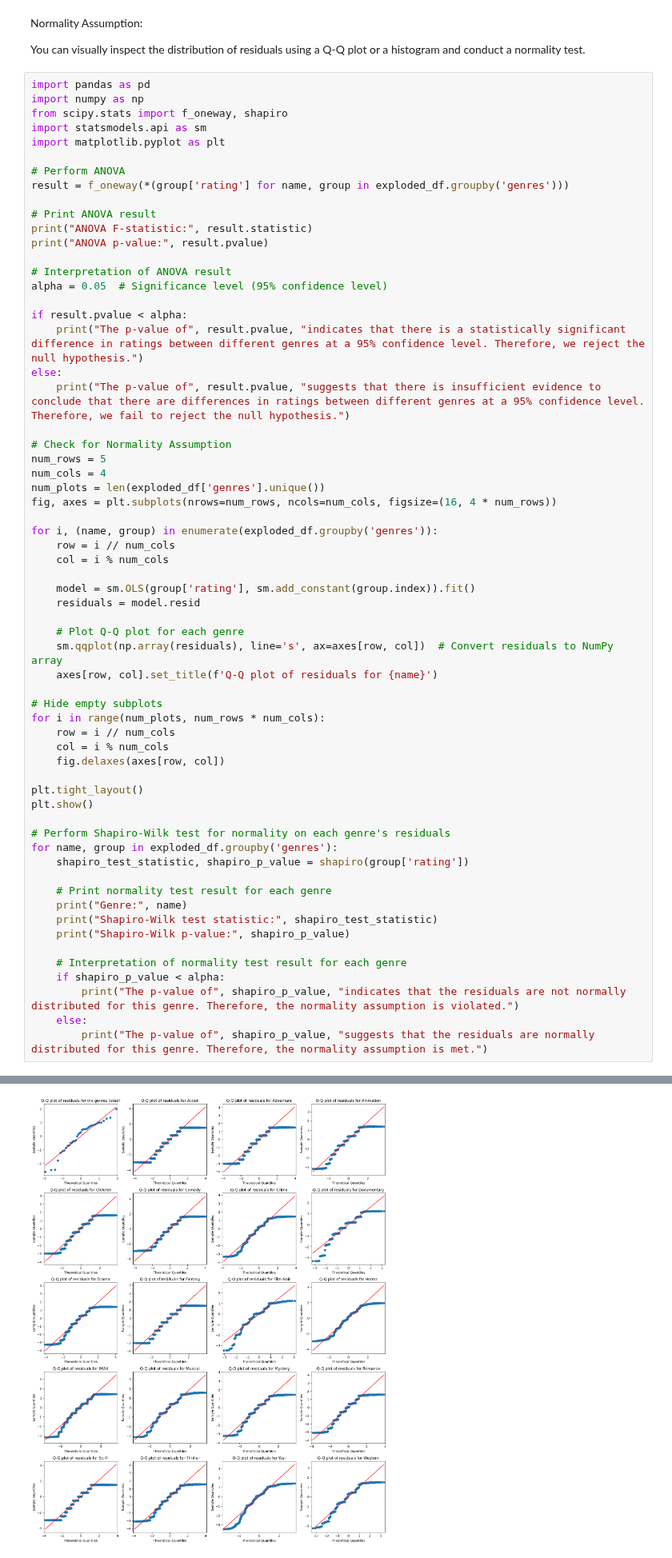
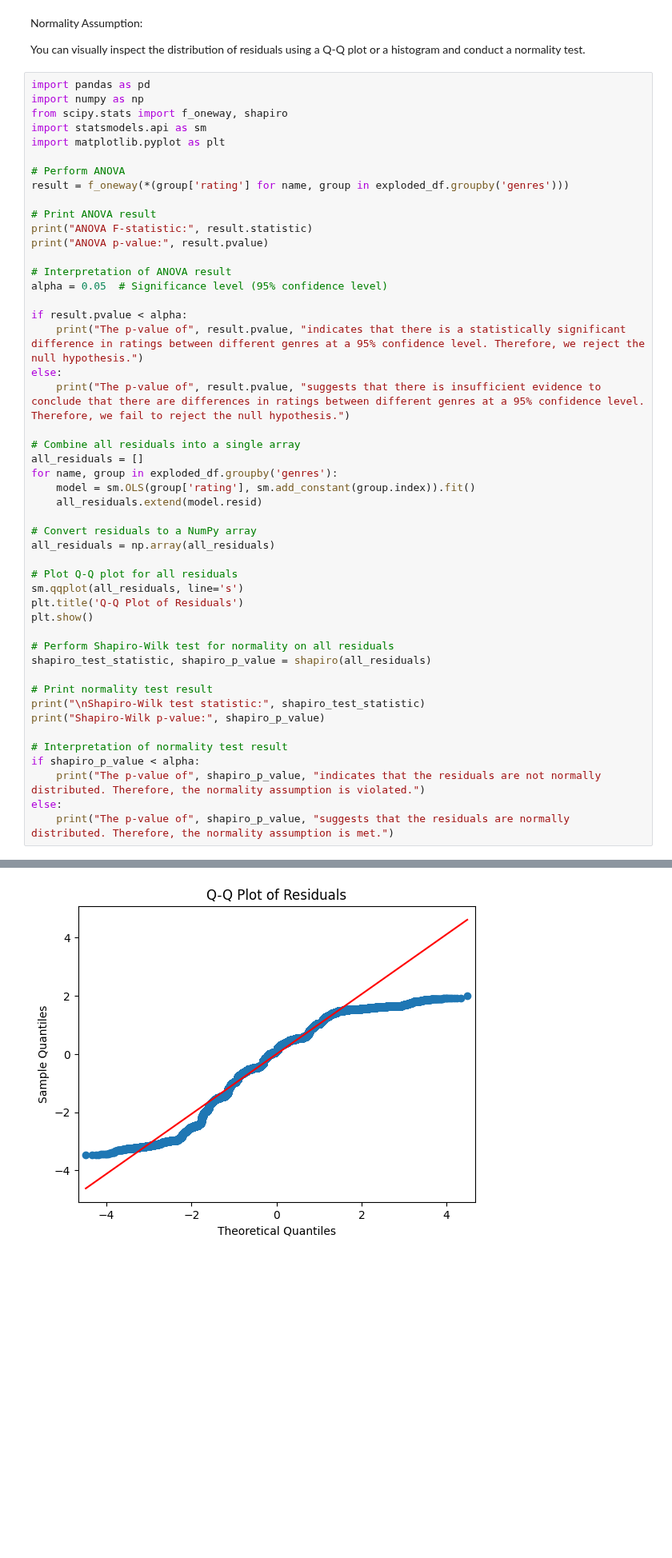
Before and after one commit to StijnHarder/SDfM---Jaume-and-Stijn, a Jupyter notebook: EDA Movielens - Full file.ipynb, the cells around one changed output, grey strips where cells are left out. Shown at 80% size. Cells and saved outputs as stored; diff of their text form; blank space fills up the shorter version.

```diff
--- a/EDA Movielens - Full file.ipynb
+++ b/EDA Movielens - Full file.ipynb
@@ -736,65 +731,51 @@ import pandas as pd
 import numpy as np
 from scipy.stats import f_oneway, shapiro
 import statsmodels.api as sm
 import matplotlib.pyplot as plt
 
 # Perform ANOVA
 result = f_oneway(*(group['rating'] for name, group in exploded_df.groupby('genres')))
 
 # Print ANOVA result
 print("ANOVA F-statistic:", result.statistic)
 print("ANOVA p-value:", result.pvalue)
 
 # Interpretation of ANOVA result
 alpha = 0.05  # Significance level (95% confidence level)
 
 if result.pvalue < alpha:
     print("The p-value of", result.pvalue, "indicates that there is a statistically significant difference in ratings between different genres at a 95% confidence level. Therefore, we reject the null hypothesis.")
 else:
     print("The p-value of", result.pvalue, "suggests that there is insufficient evidence to conclude that there are differences in ratings between different genres at a 95% confidence level. Therefore, we fail to reject the null hypothesis.")
 
-# Check for Normality Assumption
-num_rows = 5
-num_cols = 4
-num_plots = len(exploded_df['genres'].unique())
-fig, axes = plt.subplots(nrows=num_rows, ncols=num_cols, figsize=(16, 4 * num_rows))
+# Combine all residuals into a single array
+all_residuals = []
+for name, group in exploded_df.groupby('genres'):
+    model = sm.OLS(group['rating'], sm.add_constant(group.index)).fit()
+    all_residuals.extend(model.resid)
 
-for i, (name, group) in enumerate(exploded_df.groupby('genres')):
-    row = i // num_cols
-    col = i % num_cols
+# Convert residuals to a NumPy array
+all_residuals = np.array(all_residuals)
 
-    model = sm.OLS(group['rating'], sm.add_constant(group.index)).fit()
-    residuals = model.resid
-
-    # Plot Q-Q plot for each genre
-    sm.qqplot(np.array(residuals), line='s', ax=axes[row, col])  # Convert residuals to NumPy array
-    axes[row, col].set_title(f'Q-Q plot of residuals for {name}')
-
-# Hide empty subplots
-for i in range(num_plots, num_rows * num_cols):
-    row = i // num_cols
-    col = i % num_cols
-    fig.delaxes(axes[row, col])
-
-plt.tight_layout()
+# Plot Q-Q plot for all residuals
+sm.qqplot(all_residuals, line='s')
+plt.title('Q-Q Plot of Residuals')
 plt.show()
 
-# Perform Shapiro-Wilk test for normality on each genre's residuals
-for name, group in exploded_df.groupby('genres'):
-    shapiro_test_statistic, shapiro_p_value = shapiro(group['rating'])
+# Perform Shapiro-Wilk test for normality on all residuals
+shapiro_test_statistic, shapiro_p_value = shapiro(all_residuals)
 
-    # Print normality test result for each genre
-    print("Genre:", name)
-    print("Shapiro-Wilk test statistic:", shapiro_test_statistic)
-    print("Shapiro-Wilk p-value:", shapiro_p_value)
+# Print normality test result
+print("\nShapiro-Wilk test statistic:", shapiro_test_statistic)
+print("Shapiro-Wilk p-value:", shapiro_p_value)
 
-    # Interpretation of normality test result for each genre
-    if shapiro_p_value < alpha:
-        print("The p-value of", shapiro_p_value, "indicates that the residuals are not normally distributed for this genre. Therefore, the normality assumption is violated.")
-    else:
-        print("The p-value of", shapiro_p_value, "suggests that the residuals are normally distributed for this genre. Therefore, the normality assumption is met.")
+# Interpretation of normality test result
+if shapiro_p_value < alpha:
+    print("The p-value of", shapiro_p_value, "indicates that the residuals are not normally distributed. Therefore, the normality assumption is violated.")
+else:
+    print("The p-value of", shapiro_p_value, "suggests that the residuals are normally distributed. Therefore, the normality assumption is met.")
 # %% [output]
 ANOVA F-statistic: 184.87230503463513
 ANOVA p-value: 0.0
 The p-value of 0.0 indicates that there is a statistically significant difference in ratings between different genres at a 95% confidence level. Therefore, we reject the null hypothesis.
-[figure, old version]
+[figure, new version]
```
Also changed, not shown: parts of 4 cells of this notebook.
